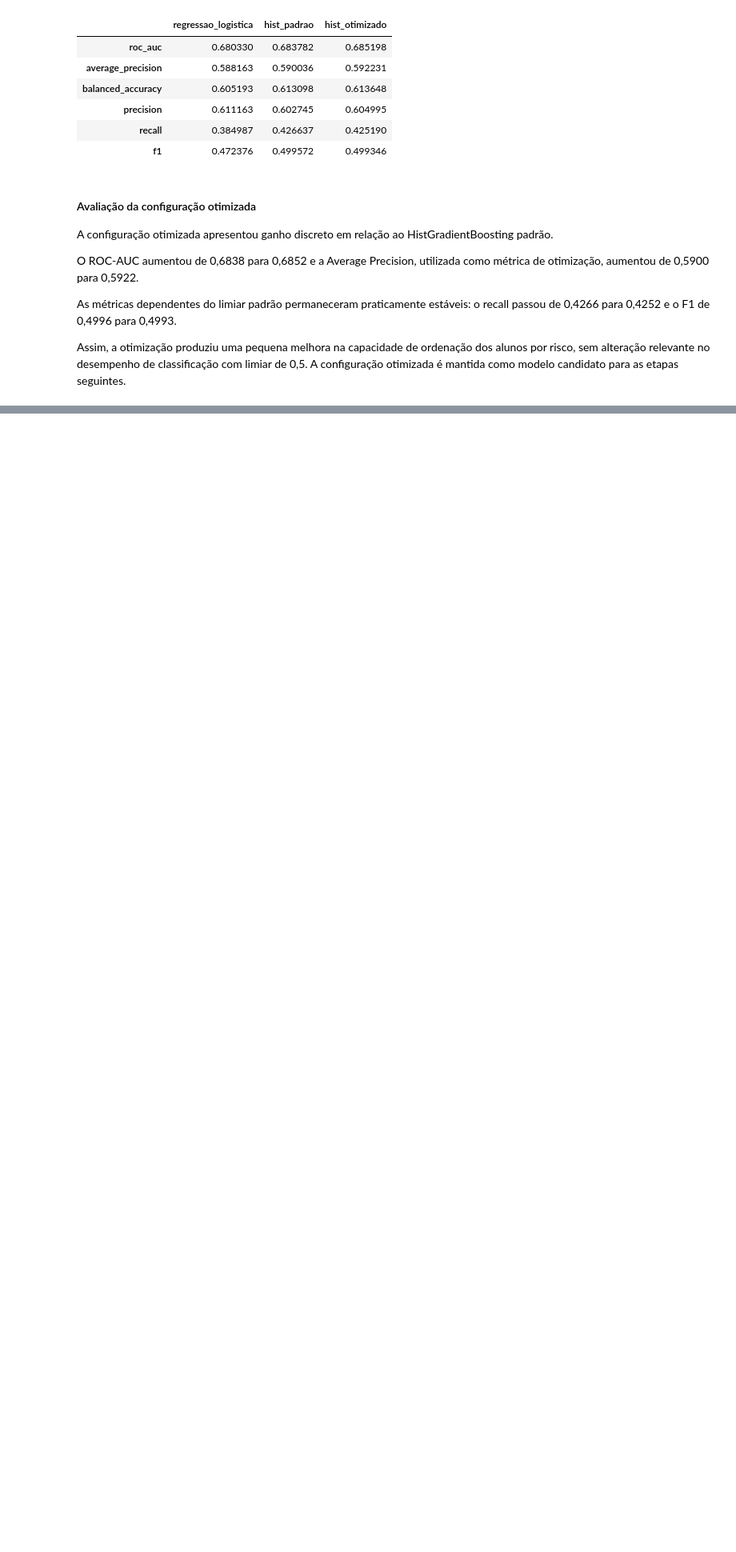
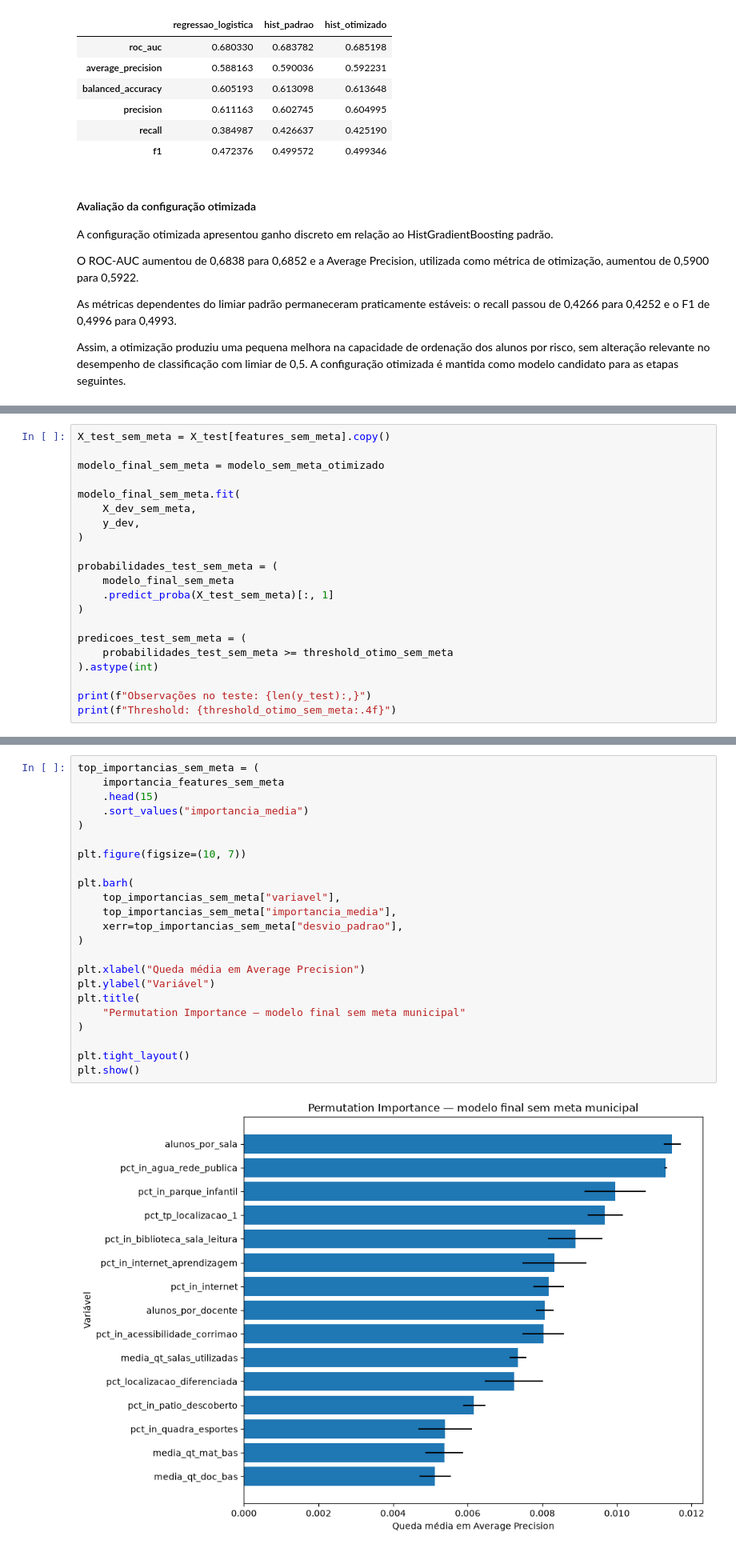
Before and after one commit to erick00denner/tech_challenge_3_alfabetizacao, a Jupyter notebook: notebooks/02_preparacao_modelagem.ipynb, the cells around one changed output, grey strips where cells are left out. Shown at 80% size. Saved outputs shown, nothing was run; the diff lists cells and outputs as text; blank space fills up the shorter version.

```diff
--- a/notebooks/02_preparacao_modelagem.ipynb
+++ b/notebooks/02_preparacao_modelagem.ipynb
@@ -1160,0 +1805,21 @@ Assim, a otimização produziu uma pequena melhora na capacidade de ordenação
+# %%
+X_test_sem_meta = X_test[features_sem_meta].copy()
+
+modelo_final_sem_meta = modelo_sem_meta_otimizado
+
+modelo_final_sem_meta.fit(
+    X_dev_sem_meta,
+    y_dev,
+)
+
+probabilidades_test_sem_meta = (
+    modelo_final_sem_meta
+    .predict_proba(X_test_sem_meta)[:, 1]
+)
+
+predicoes_test_sem_meta = (
+    probabilidades_test_sem_meta >= threshold_otimo_sem_meta
+).astype(int)
+
+print(f"Observações no teste: {len(y_test):,}")
+print(f"Threshold: {threshold_otimo_sem_meta:.4f}")
@@ -1160,0 +1935,25 @@ Assim, a otimização produziu uma pequena melhora na capacidade de ordenação
+# %%
+top_importancias_sem_meta = (
+    importancia_features_sem_meta
+    .head(15)
+    .sort_values("importancia_media")
+)
+
+plt.figure(figsize=(10, 7))
+
+plt.barh(
+    top_importancias_sem_meta["variavel"],
+    top_importancias_sem_meta["importancia_media"],
+    xerr=top_importancias_sem_meta["desvio_padrao"],
+)
+
+plt.xlabel("Queda média em Average Precision")
+plt.ylabel("Variável")
+plt.title(
+    "Permutation Importance — modelo final sem meta municipal"
+)
+
+plt.tight_layout()
+plt.show()
+# %% [output]
+[figure, added]
```
Also changed, not shown: parts of 36 cells of this notebook.
